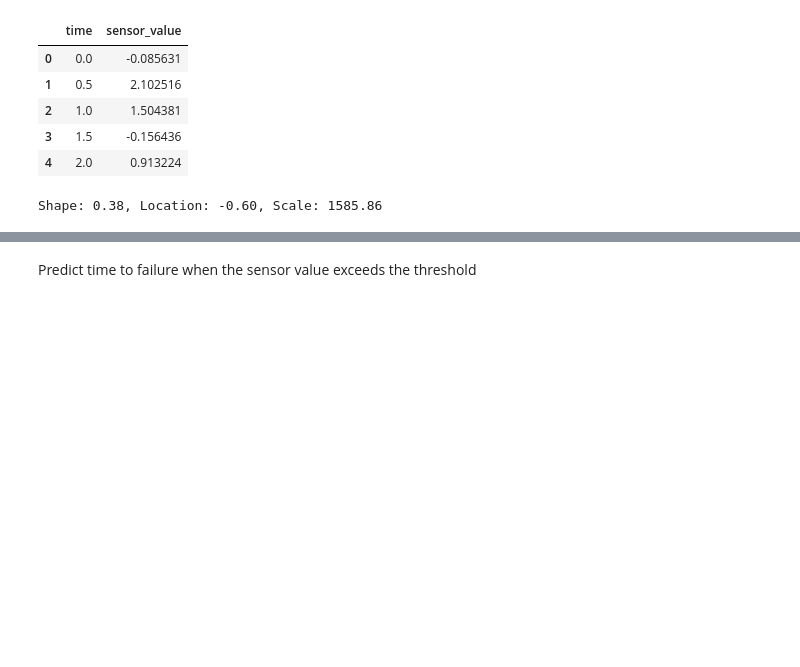
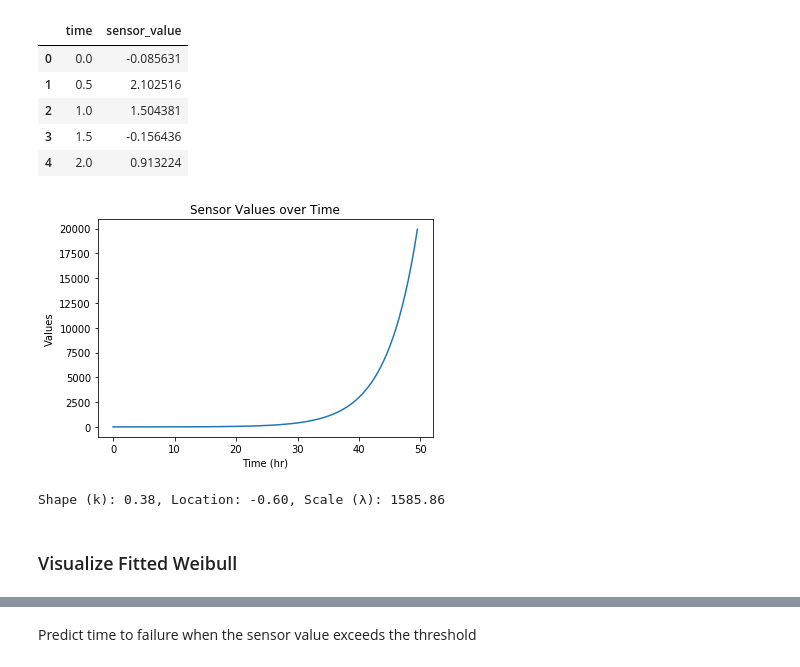
Before and after one commit to grantgasser/data-science, a Jupyter notebook: weibull/Weibull.ipynb, the cells around one changed output, grey strips where cells are left out. Saved outputs shown, nothing was run; the diff lists cells and outputs as text; code cells hidden in the pictures; blank space fills up the shorter version.

Commit message:
Add some plots.

```diff
--- a/weibull/Weibull.ipynb
+++ b/weibull/Weibull.ipynb
@@ -31,9 +33,19 @@ df.head()
 | 2 | 1.0 | 1.504381 |
 | 3 | 1.5 | -0.156436 |
 | 4 | 2.0 | 0.913224 |
+# %%
+plt.plot(df['time'], df['sensor_value'])
+plt.title('Sensor Values over Time')
+plt.xlabel('Time (hr)')
+plt.ylabel('Values')
+plt.show()
+# %% [output]
+[figure, added]
 # %%
 # Fit Weibull
 shape, loc, scale = stats.weibull_min.fit(df['sensor_value'])
-print(f"Shape: {shape:.2f}, Location: {loc:.2f}, Scale: {scale:.2f}")
+print(f"Shape (k): {shape:.2f}, Location: {loc:.2f}, Scale (λ): {scale:.2f}")
 # %% [output]
-Shape: 0.38, Location: -0.60, Scale: 1585.86
+Shape (k): 0.38, Location: -0.60, Scale (λ): 1585.86
+# %% [markdown]
+### Visualize Fitted Weibull
```
Also changed, not shown: parts of 5 cells of this notebook.
